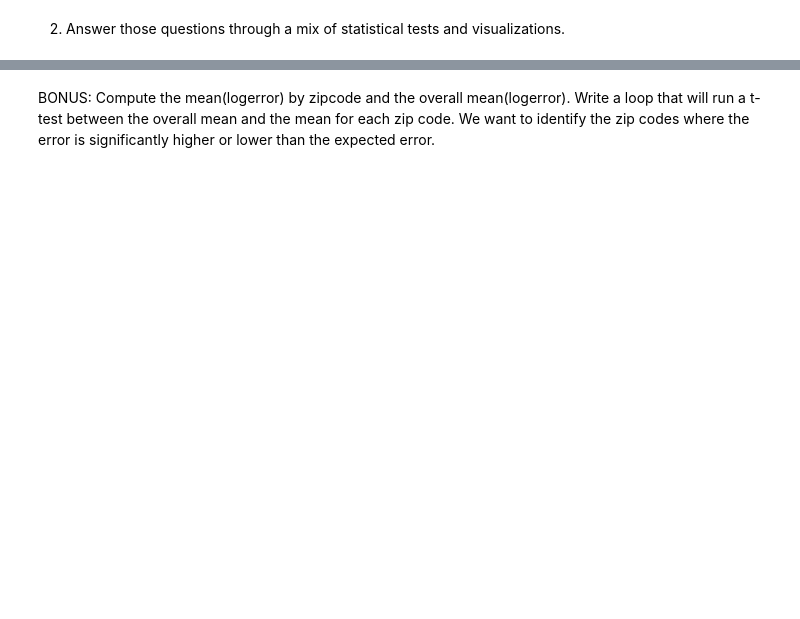
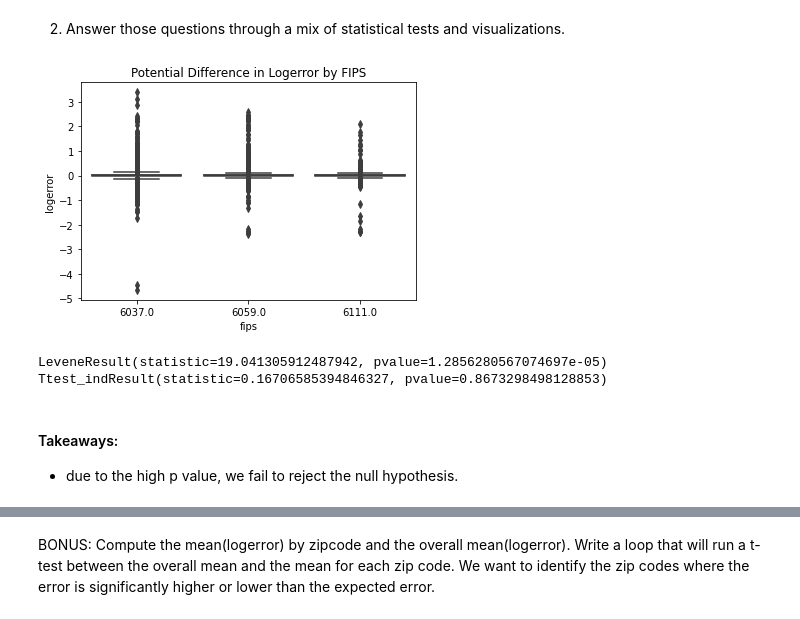
Before and after one commit to Tyler-Applegate/clustering-exercises, a Jupyter notebook: explore_zillow.ipynb, the cells around one changed output, grey strips where cells are left out. Cells and saved outputs as stored; diff of their text form; code cells hidden in the pictures; blank space fills up the shorter version.

```diff
--- a/explore_zillow.ipynb
+++ b/explore_zillow.ipynb
@@ -22,2 +123,26 @@ Sourcing the Zillow database as the data source, create a jupyter notebook named
 # %% [markdown]
 2. Answer those questions through a mix of statistical tests and visualizations.
+# %%
+# 1. Bivariate:
+# Does logerror vary across fips?
+
+sns.boxplot(train['fips'], train['logerror'])
+plt.title('Potential Difference in Logerror by FIPS')
+plt.show()
+# %% [output]
+[figure, added]
+# %%
+# null hyothesis: mean_6037 == mean_6111
+# alt hypothesis: mean_is_6037 != mean_6111
+
+# Using levene to test variance
+print(stats.levene(train[train.fips==6037].logerror, train[train.fips==6111].logerror))
+
+# using two sample, two tailed ttest
+print(stats.ttest_ind(train[train.fips==6037].logerror, train[train.fips==6111].logerror, equal_var=False))
+# %% [output]
+LeveneResult(statistic=19.041305912487942, pvalue=1.2856280567074697e-05)
+Ttest_indResult(statistic=0.16706585394846327, pvalue=0.8673298498128853)
+# %% [markdown]
+#### Takeaways:
+- due to the high p value, we fail to reject the null hypothesis.
```
Also changed, not shown: parts of 13 cells of this notebook, 5 other files.
